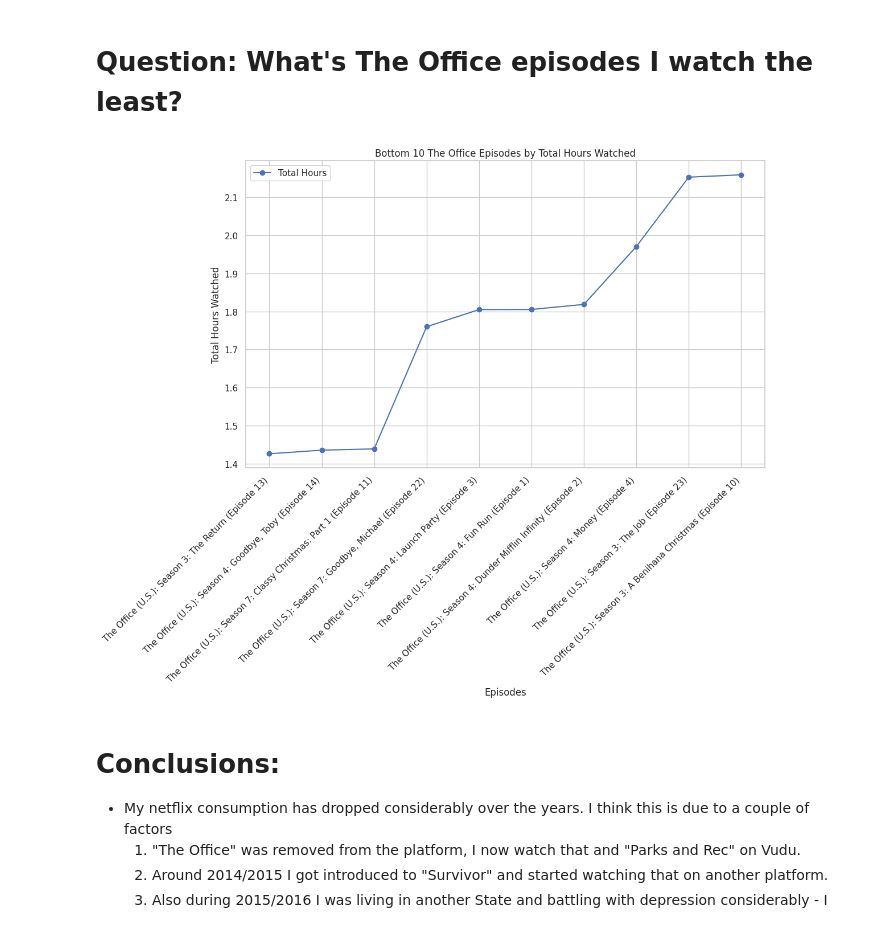
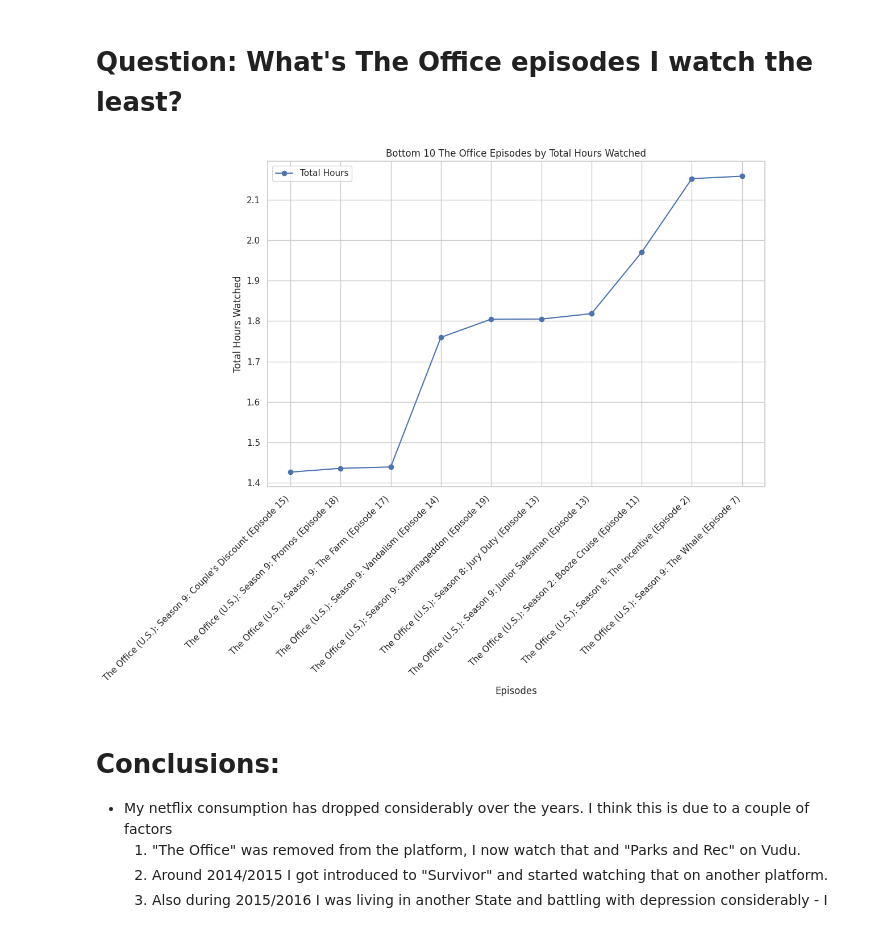
Before and after one commit to TheCardist/Kaggle_Notebooks, a Jupyter notebook: my-netflix-activity-analysis.ipynb, the cells around one changed output. Cells and saved outputs as stored; diff of their text form; code cells hidden in the pictures.

```diff
--- a/my-netflix-activity-analysis.ipynb
+++ b/my-netflix-activity-analysis.ipynb
@@ -558,19 +558,19 @@ plt.show()
 # %%
 bottom_10_shows = titles_grouped[:10]
 
 plt.figure(figsize=(12,10))
 
-plt.plot(top_10_shows['Title'], bottom_10_shows['Duration_hours'], marker='o', label='Total Hours')
+plt.plot(bottom_10_shows['Title'], bottom_10_shows['Duration_hours'], marker='o', label='Total Hours')
 plt.xticks(rotation=45, ha='right')
 plt.xlabel('Episodes')
 plt.ylabel('Total Hours Watched')
 plt.title('Bottom 10 The Office Episodes by Total Hours Watched')
 plt.legend()
 
 plt.tight_layout()
 plt.show()
 # %% [output]
-[figure, old version]
+[figure, new version]
 # %% [markdown]
 # Conclusions:
 - My netflix consumption has dropped considerably over the years. I think this is due to a couple of factors
```
Also changed, not shown: parts of 5 cells of this notebook.
